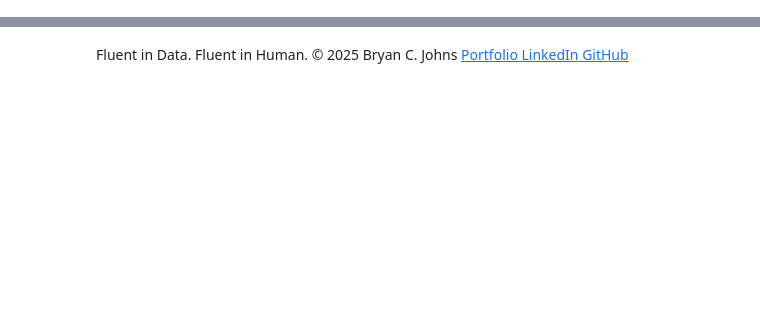
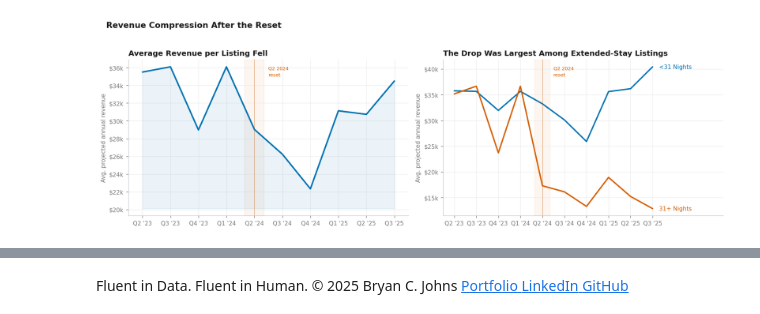
Before and after one commit to johbry17/Capital-Crashpad, a Jupyter notebook: notebooks/case_study.ipynb, the cells around one changed output, grey strips where cells are left out. Saved outputs shown, nothing was run; the diff lists cells and outputs as text; code cells hidden in the pictures; blank space fills up the shorter version.

```diff
--- a/notebooks/case_study.ipynb
+++ b/notebooks/case_study.ipynb
@@ -348 +534,90 @@ plt.show()
+# %%
+df_rev = pd.read_sql(
+    """
+    SELECT
+        quarter, quarter_index,
+        AVG(price * (365 - availability_365)) AS avg_revenue
+    FROM listings_long
+    WHERE quarter >= '2023_Q2' AND quarter <= '2025_Q3'
+    GROUP BY quarter, quarter_index
+    ORDER BY quarter_index;
+""",
+    engine,
+)
+
+df_rev_grp = pd.read_sql(
+    """
+    SELECT
+        quarter, quarter_index,
+        CASE WHEN minimum_nights >= 31 THEN '31+ Nights' ELSE '<31 Nights' END AS grp,
+        AVG(price * (365 - availability_365)) AS avg_revenue
+    FROM listings_long
+    WHERE quarter >= '2023_Q2' AND quarter <= '2025_Q3'
+    GROUP BY quarter, quarter_index, grp
+    ORDER BY quarter_index, grp;
+""",
+    engine,
+)
+
+fig, axes = plt.subplots(1, 2, figsize=(13, 4.2))
+fig.suptitle(
+    "Revenue Compression After the Reset",
+    x=0.02,
+    y=1.03,
+    ha="left",
+    fontsize=12,
+    fontweight="bold",
+    color=C["text"],
+)
+
+# ── Left: aggregate ───────────────────────────────────────────────────────────
+ax = axes[0]
+qs = df_rev["quarter"].tolist()
+x_r = np.arange(len(qs))
+y_r = df_rev["avg_revenue"].values
+
+ax.fill_between(x_r, y_r, y_r.min() * 0.90, alpha=0.08, color=C["blue"], zorder=1)
+ax.plot(x_r, y_r, color=C["blue"], lw=2.2, solid_capstyle="round", zorder=3)
+
+set_q_ticks(ax, qs)
+ax.yaxis.set_major_formatter(mticker.FuncFormatter(lambda v, _: f"${v/1000:.0f}k"))
+ax.set_xlim(-0.5, len(qs) - 0.5)
+mark_event(ax, qs)
+polish(ax, "Average Revenue per Listing Fell", ylabel="Avg. projected annual revenue")
+
+# ── Right: by group ───────────────────────────────────────────────────────────
+ax = axes[1]
+grp_qs = (
+    df_rev_grp[["quarter", "quarter_index"]]
+    .drop_duplicates()
+    .sort_values("quarter_index")["quarter"]
+    .tolist()
+)
+grp_wide = df_rev_grp.pivot(
+    index="quarter", columns="grp", values="avg_revenue"
+).reindex(grp_qs)
+x_g = np.arange(len(grp_qs))
+
+grp_colors = {"<31 Nights": C["blue"], "31+ Nights": C["vermillion"]}
+for col, color in grp_colors.items():
+    if col not in grp_wide.columns:
+        continue
+    vals = grp_wide[col].values
+    ax.plot(x_g, vals, color=color, lw=2.0, solid_capstyle="round")
+    end_label(ax, x_g[-1], vals[-1], col, color)
+
+set_q_ticks(ax, grp_qs)
+ax.yaxis.set_major_formatter(mticker.FuncFormatter(lambda v, _: f"${v/1000:.0f}k"))
+ax.set_xlim(-0.5, len(grp_qs) + 2.2)
+mark_event(ax, grp_qs)
+polish(
+    ax,
+    "The Drop Was Largest Among Extended-Stay Listings",
+    ylabel="Avg. projected annual revenue",
+)
+
+plt.tight_layout()
+plt.show()
+# %% [output]
+[figure, added]
 # %% [markdown]
```
Also changed, not shown: parts of 23 cells of this notebook, 3 other files.
